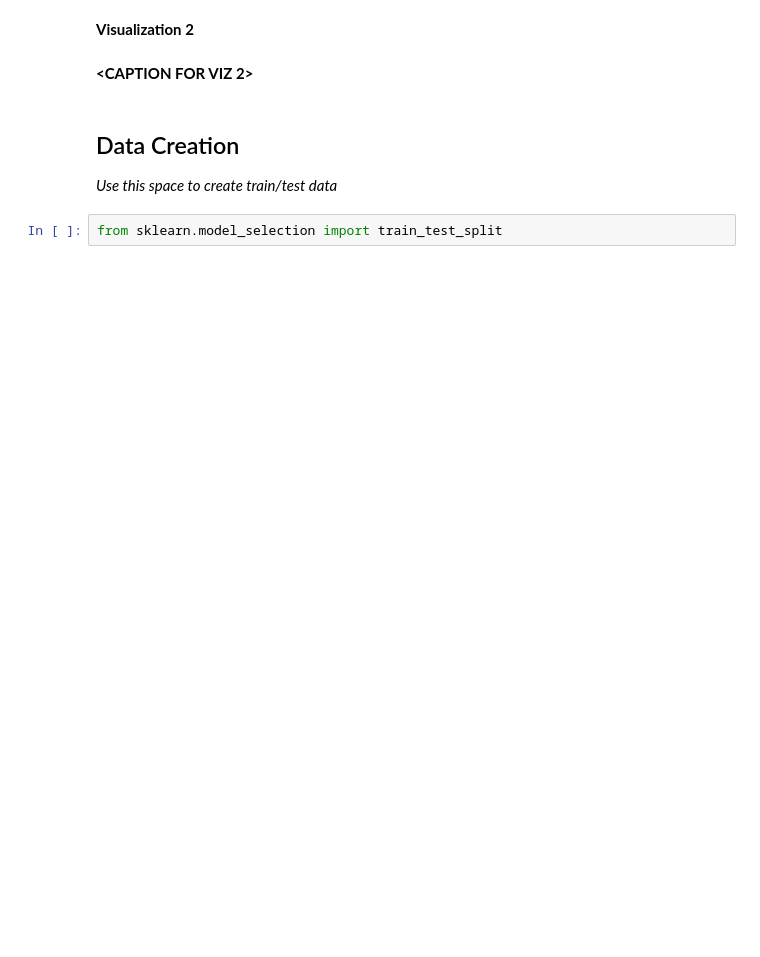
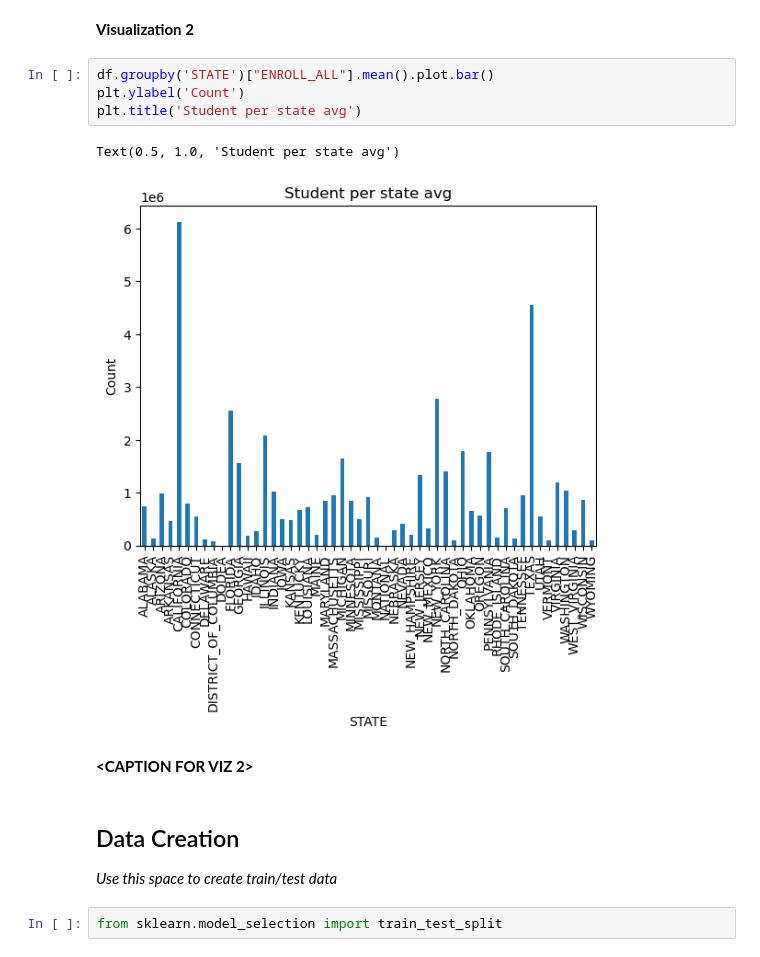
Before and after one commit to blankdotnoah/MDST-Tutorial, a Jupyter notebook: tutorial1/checkpoint1.ipynb, the cells around one changed output. Cells and saved outputs as stored; diff of their text form; blank space fills up the shorter version.

```diff
--- a/tutorial1/checkpoint1.ipynb
+++ b/tutorial1/checkpoint1.ipynb
@@ -127,5 +181,12 @@ Investigate the relationship between your chosen response variable and at least
 # %% [markdown]
 **Visualization 2**
+# %%
+df.groupby('STATE')["ENROLL_ALL"].mean().plot.bar()
+plt.ylabel('Count')
+plt.title('Student per state avg')
+# %% [output]
+Text(0.5, 1.0, 'Student per state avg')
+[figure, added]
 # %% [markdown]
 **<CAPTION FOR VIZ 2>**
 # %% [markdown]
```
Also changed, not shown: parts of 24 cells of this notebook, 1 other file.
